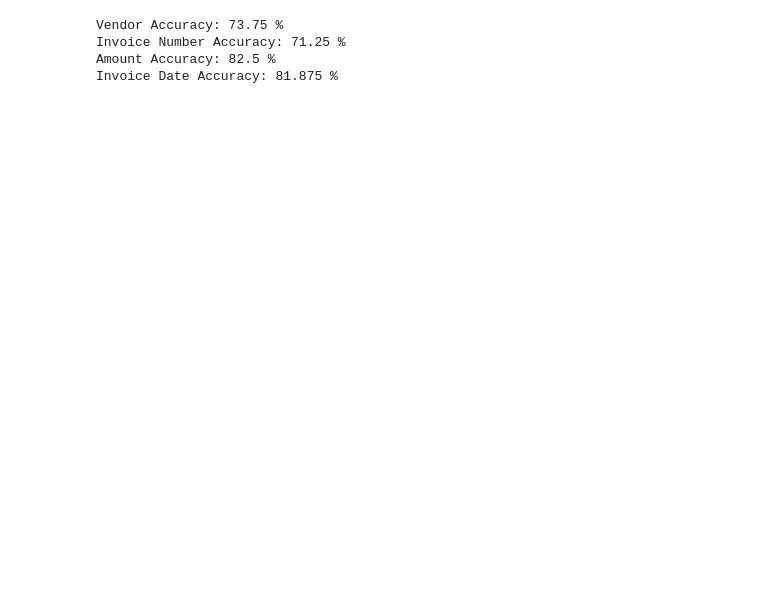
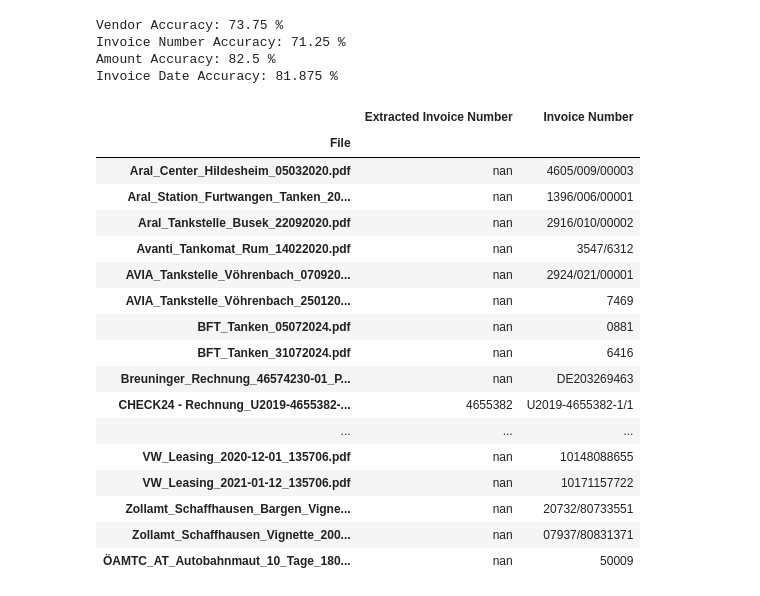
Before and after one commit to Paul01001000/HFU-Bachelor-Thesis, a Jupyter notebook: Data_Analysis.ipynb, the cells around one changed output. Cells and saved outputs as stored; diff of their text form; code cells hidden in the pictures; blank space fills up the shorter version.

```diff
--- a/Data_Analysis.ipynb
+++ b/Data_Analysis.ipynb
@@ -145,3 +147,25 @@ Vendor Accuracy: 73.75 %
 Invoice Number Accuracy: 71.25 %
 Amount Accuracy: 82.5 %
 Invoice Date Accuracy: 81.875 %
+# %%
+inv = results.loc[results["Correct Invoice Number"] == False,["Extracted Invoice Number","Invoice Number"]]
+inv
+# %% [output]
+|  | Extracted Invoice Number | Invoice Number |
+| File |  |  |
+| Aral_Center_Hildesheim_05032020.pdf | nan | 4605/009/00003 |
+| Aral_Station_Furtwangen_Tanken_20... | nan | 1396/006/00001 |
+| Aral_Tankstelle_Busek_22092020.pdf | nan | 2916/010/00002 |
+| Avanti_Tankomat_Rum_14022020.pdf | nan | 3547/6312 |
+| AVIA_Tankstelle_Vöhrenbach_070920... | nan | 2924/021/00001 |
+| AVIA_Tankstelle_Vöhrenbach_250120... | nan | 7469 |
+| BFT_Tanken_05072024.pdf | nan | 0881 |
+| BFT_Tanken_31072024.pdf | nan | 6416 |
+| Breuninger_Rechnung_46574230-01_P... | nan | DE203269463 |
+| CHECK24 - Rechnung_U2019-4655382-... | 4655382 | U2019-4655382-1/1 |
+| ... | ... | ... |
+| VW_Leasing_2020-12-01_135706.pdf | nan | 10148088655 |
+| VW_Leasing_2021-01-12_135706.pdf | nan | 10171157722 |
+| Zollamt_Schaffhausen_Bargen_Vigne... | nan | 20732/80733551 |
+| Zollamt_Schaffhausen_Vignette_200... | nan | 07937/80831371 |
+| ÖAMTC_AT_Autobahnmaut_10_Tage_180... | nan | 50009 |
```
Also changed, not shown: parts of 3 cells of this notebook.
